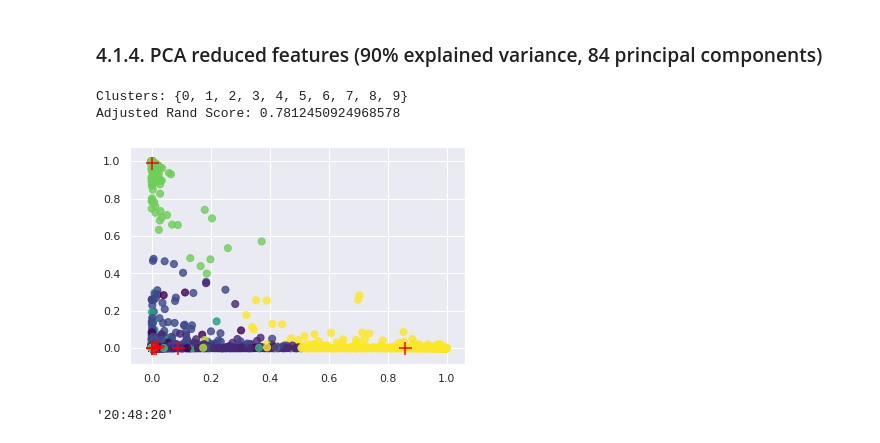
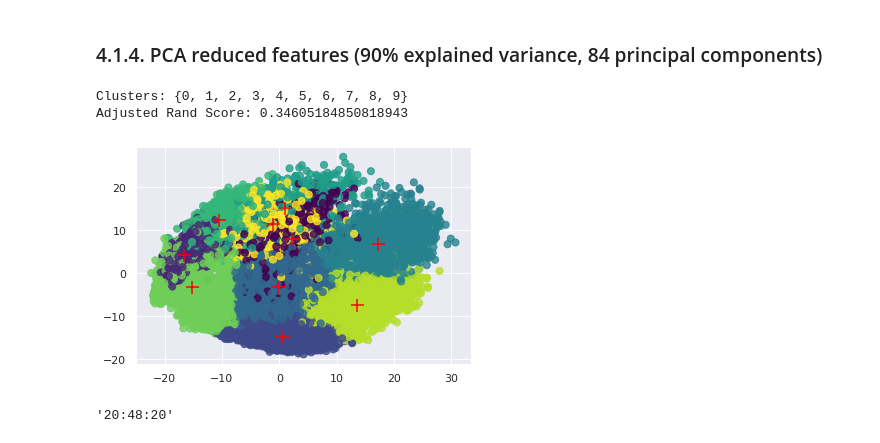
Before and after one commit to laurelkeys/machine-learning, a Jupyter notebook: assignment-3/Assignment3.ipynb, the cells around one changed output. Drawn from its saved outputs; the diff is of its cells as text; code cells hidden in the pictures.

```diff
--- a/assignment-3/Assignment3.ipynb
+++ b/assignment-3/Assignment3.ipynb
@@ -1199,10 +1207,12 @@ Adjusted Rand Score: 0.7498204687632835
 # %% [markdown]
 ### 4.1.4. PCA reduced features (90% explained variance, 84 principal components)
+# %%
+X_val_90var = pca_90var.transform(X_val)
 # %%
-kmeans_pca_90var = KMeans(n_clusters=10).fit(Y_val_90var_pred)
+kmeans_pca_90var = KMeans(n_clusters=10).fit(X_val_90var)
 # %%
-show_clusters(kmeans_pca_90var, Y_val_90var_pred)
+show_clusters(kmeans_pca_90var, X_val_90var)
 # %% [output]
 Clusters: {0, 1, 2, 3, 4, 5, 6, 7, 8, 9}
-Adjusted Rand Score: 0.7812450924968578
+Adjusted Rand Score: 0.34605184850818943
-[figure, old version]
+[figure, new version]
```
Also changed, not shown: parts of 11 cells of this notebook.
